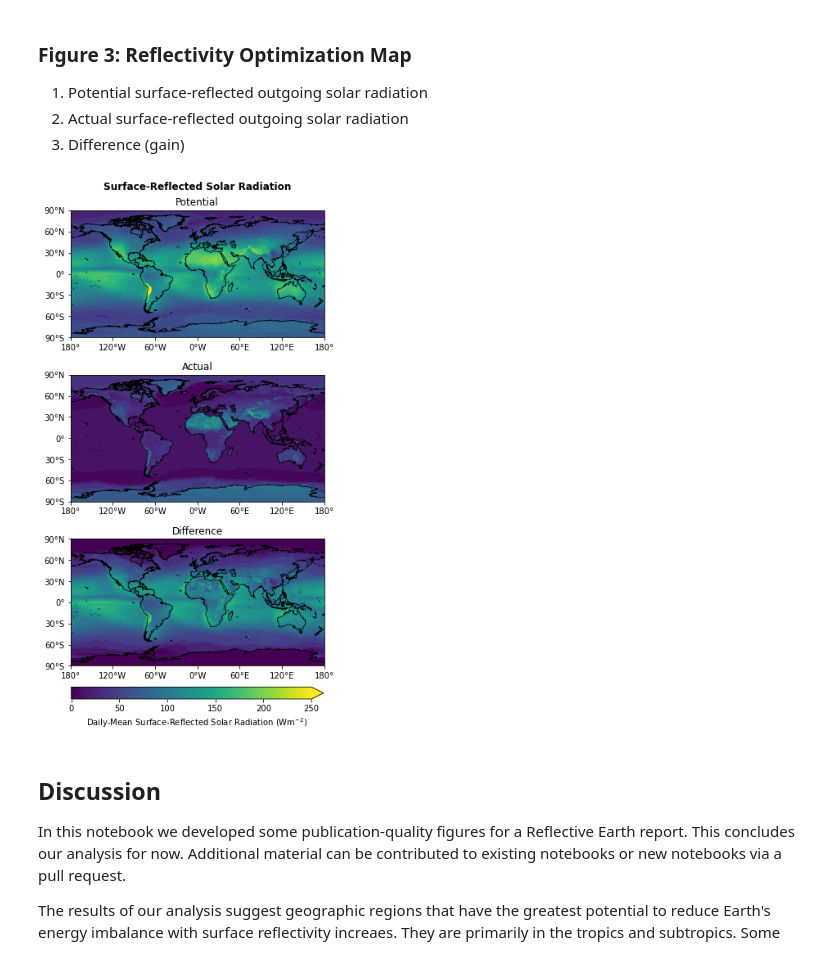
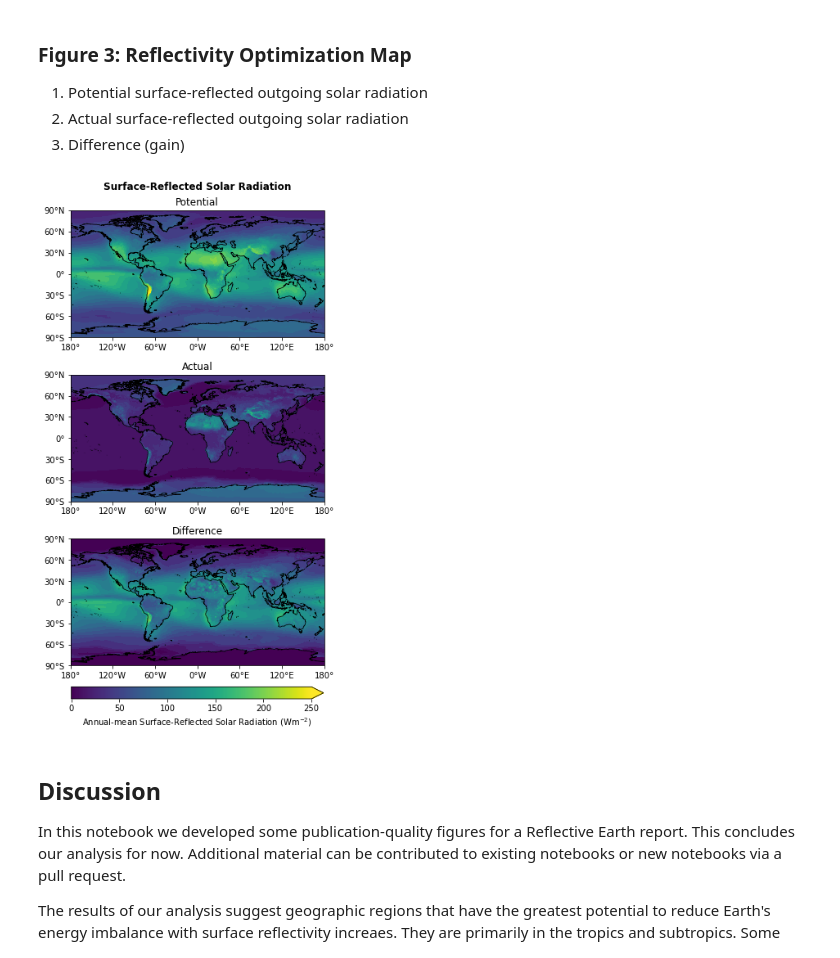
Before and after one commit to ReflectiveEarth/reflective-potential, a Jupyter notebook: notebooks/05-Visualize.ipynb, the cells around one changed output. Cells and saved outputs as stored; diff of their text form; code cells hidden in the pictures.

```diff
--- a/notebooks/05-Visualize.ipynb
+++ b/notebooks/05-Visualize.ipynb
@@ -74,13 +74,13 @@ def get_data_gcs(bucket_name, file_name, file_path=".", user_project=None):
         blob.download_to_filename(filename=os.path.join(file_path, file_name))
 
 
-def plot_geodata(ax, lats, lons, data, levels, vmax, cmap, title):
+def plot_geodata(ax, lats, lons, data, levels, vmax, cmap, norm, title):
     """Visualize geographic data."""
     lon_formatter = LongitudeFormatter(zero_direction_label=True)
     lat_formatter = LatitudeFormatter()
 
     ax.contourf(lons, lats, data, levels, vmin=0, vmax=vmax,
-                cmap=cmap, transform=ccrs.PlateCarree())
+                cmap=cmap, norm=norm, transform=ccrs.PlateCarree())
     ax.set_title(title)
     ax.coastlines("50m", linewidth=0.75)
     ax.set_xticks([-180, -120, -60, 0, 60, 120, 180], crs=ccrs.PlateCarree())
@@ -202,29 +205,29 @@ diff = (rom_analysis.psrosr.data - rom_analysis.srosr.data)
 # %%
 fig, axs = plt.subplots(3, 1, figsize=(11,10),
                         subplot_kw=dict(projection=ccrs.PlateCarree()))
 cmap = cm.viridis
+norm = colors.Normalize(vmin=0, vmax=250)
 ax1 = axs[0]
 ax2 = axs[1]
 ax3 = axs[2]
 
-plot_geodata(ax1, lats, lons, psrosr, 25, 250, cmap, "Potential")
-plot_geodata(ax2, lats, lons, srosr, 25, 250, cmap, "Actual")
-plot_geodata(ax3, lats, lons, diff, 25, 250, cmap, "Difference")
+plot_geodata(ax1, lats, lons, psrosr, 25, 250, cmap, norm, "Potential")
+plot_geodata(ax2, lats, lons, srosr, 25, 250, cmap, norm, "Actual")
+plot_geodata(ax3, lats, lons, diff, 25, 250, cmap, norm, "Difference")
 
 fig.tight_layout(pad=2.0)
 fig.suptitle("Surface-Reflected Solar Radiation",
              y=0.999, fontweight="bold")
-cbar = fig.colorbar(cm.ScalarMappable(norm=colors.Normalize(vmin=0, vmax=250),
-                                      cmap=cmap),
+cbar = fig.colorbar(cm.ScalarMappable(norm=norm, cmap=cmap),
                     ax=axs, orientation='horizontal', fraction=.1, shrink=0.41,
                     pad=0.04, extend="max")
 cbar.ax.xaxis.set_ticks(np.arange(0, 250, 50), minor=True)
-cbar.set_label("Daily-Mean Surface-Reflected Solar Radiation ($\mathrm{W m^{-2}}$)")
+cbar.set_label("Annual-mean Surface-Reflected Solar Radiation ($\mathrm{W m^{-2}}$)")
 plt.savefig(os.path.join(data_dir, "RER1_Fig3.png"),
             dpi=300, bbox_inches="tight",
             facecolor='white')
 # %% [output]
-[figure, old version]
+[figure, new version]
 # %% [markdown]
 ## Discussion
 
```
Also changed, not shown: parts of 2 cells of this notebook.
